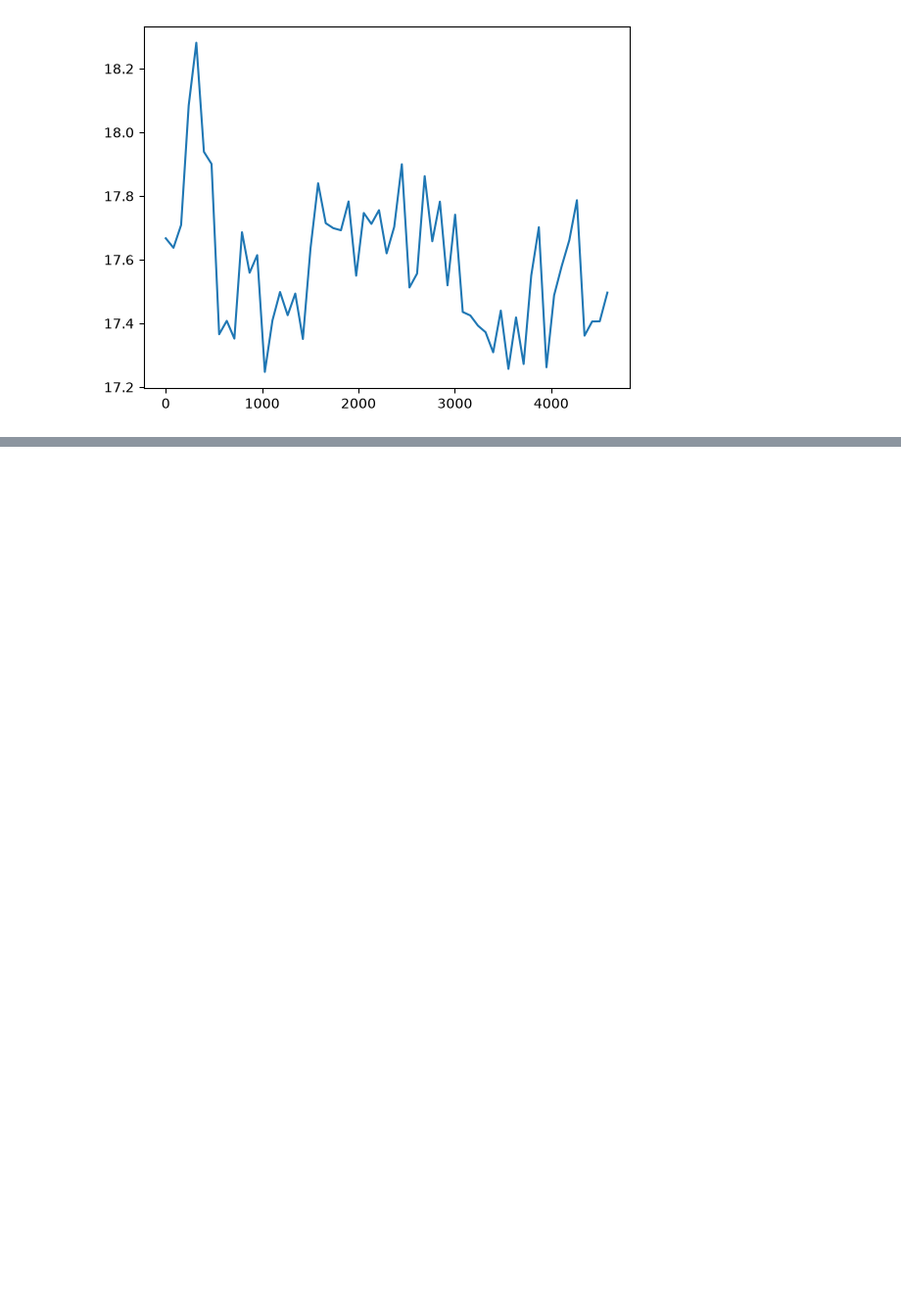
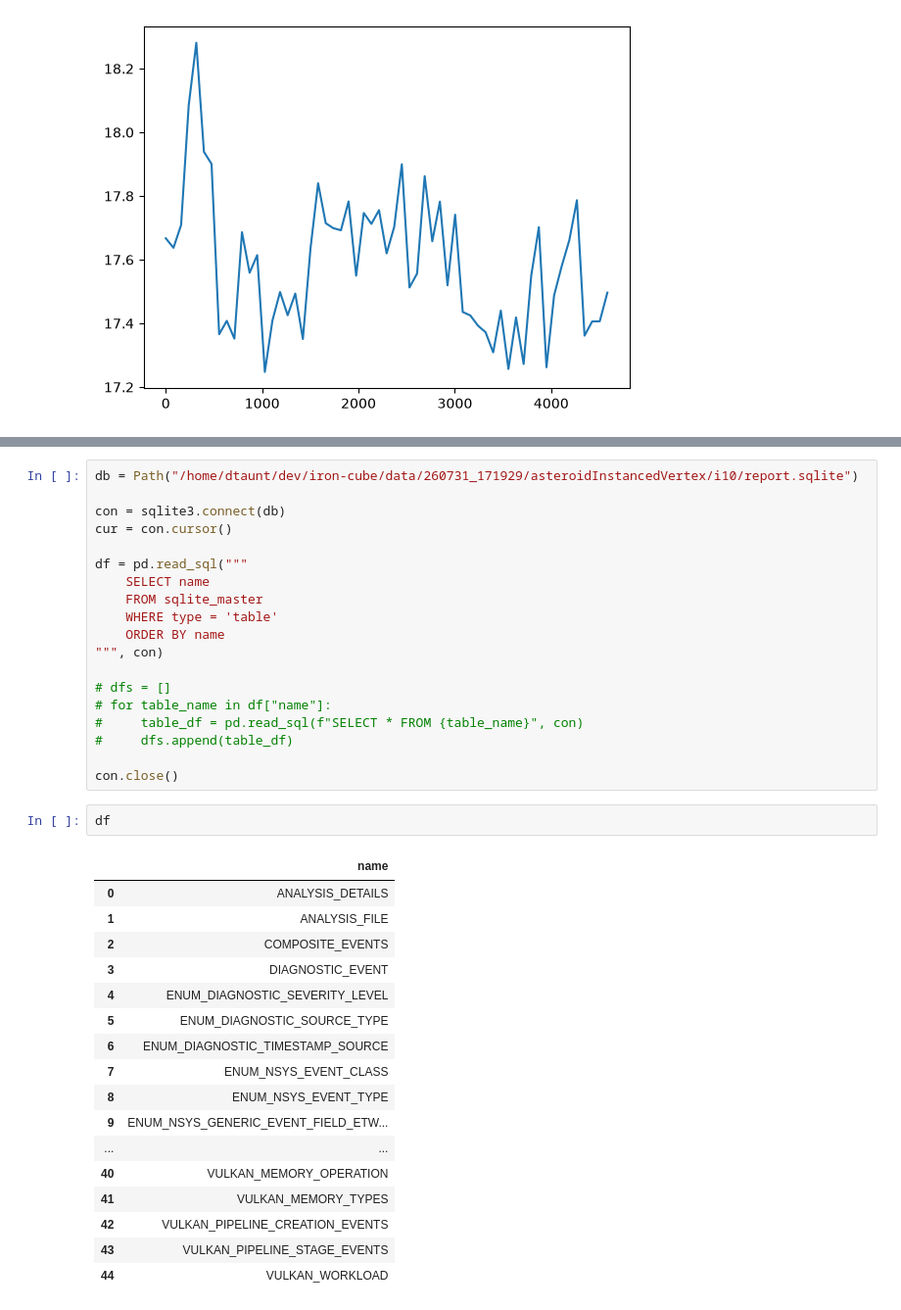
Before and after one commit to andmck1/iron-cube, a Jupyter notebook: notebooks/gpu-analysis.ipynb, the cells around one changed output, grey strips where cells are left out. Shown at 98% size. Cells and saved outputs as stored; diff of their text form; blank space fills up the shorter version.

```diff
--- a/notebooks/gpu-analysis.ipynb
+++ b/notebooks/gpu-analysis.ipynb
@@ -207,0 +230,39 @@ frame_times.plot()
+# %%
+db = Path("/home/dtaunt/dev/iron-cube/data/260731_171929/asteroidInstancedVertex/i10/report.sqlite")
+
+con = sqlite3.connect(db)
+cur = con.cursor()
+
+df = pd.read_sql("""
+    SELECT name
+    FROM sqlite_master
+    WHERE type = 'table'
+    ORDER BY name
+""", con)
+
+# dfs = []
+# for table_name in df["name"]:
+#     table_df = pd.read_sql(f"SELECT * FROM {table_name}", con)
+#     dfs.append(table_df)
+
+con.close()
+# %%
+df
+# %% [output]
+|  | name |
+| 0 | ANALYSIS_DETAILS |
+| 1 | ANALYSIS_FILE |
+| 2 | COMPOSITE_EVENTS |
+| 3 | DIAGNOSTIC_EVENT |
+| 4 | ENUM_DIAGNOSTIC_SEVERITY_LEVEL |
+| 5 | ENUM_DIAGNOSTIC_SOURCE_TYPE |
+| 6 | ENUM_DIAGNOSTIC_TIMESTAMP_SOURCE |
+| 7 | ENUM_NSYS_EVENT_CLASS |
+| 8 | ENUM_NSYS_EVENT_TYPE |
+| 9 | ENUM_NSYS_GENERIC_EVENT_FIELD_ETW... |
+| ... | ... |
+| 40 | VULKAN_MEMORY_OPERATION |
+| 41 | VULKAN_MEMORY_TYPES |
+| 42 | VULKAN_PIPELINE_CREATION_EVENTS |
+| 43 | VULKAN_PIPELINE_STAGE_EVENTS |
+| 44 | VULKAN_WORKLOAD |
```
Also changed, not shown: parts of 2 cells of this notebook, 4 other files.
